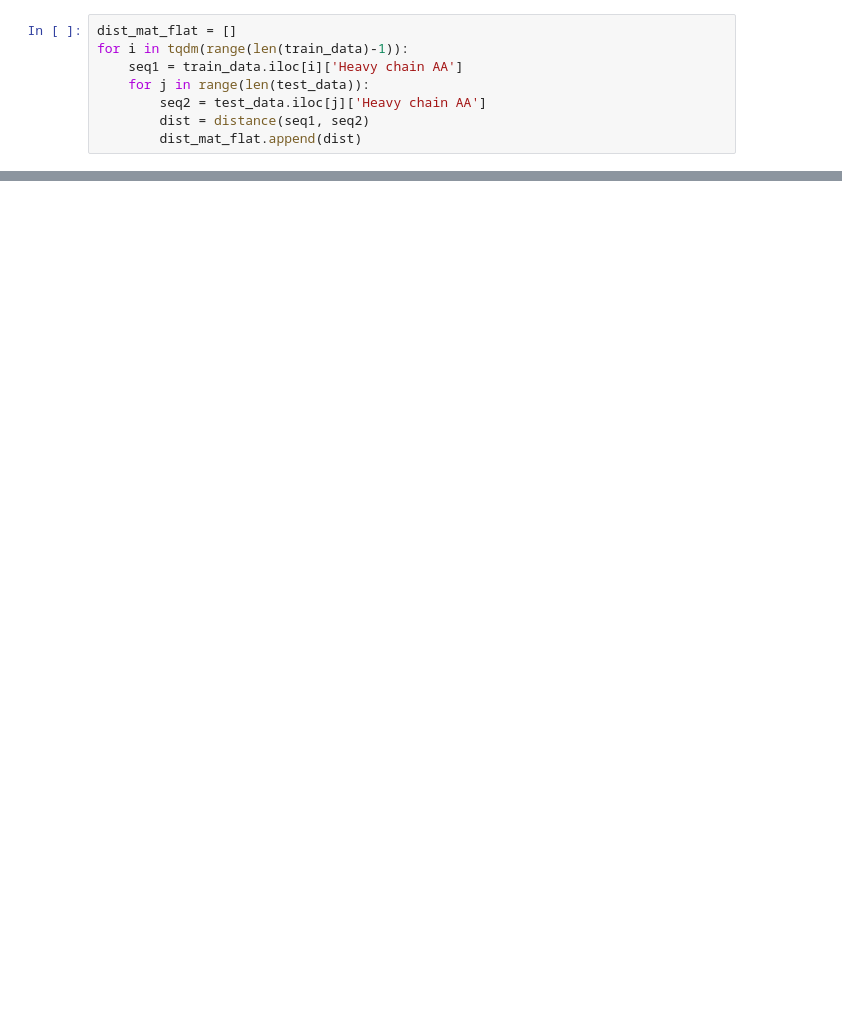
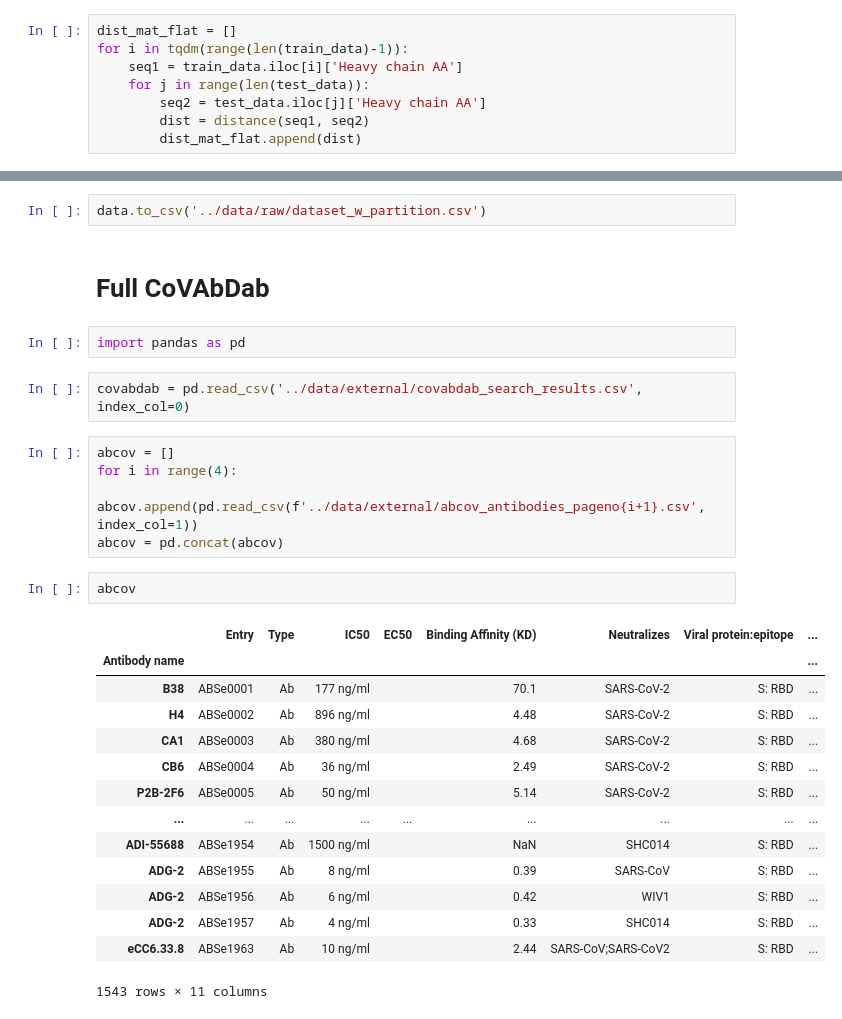
Before and after one commit to JonasBlomquist/AI4ProtEng_AIntibody, a Jupyter notebook: notebooks/data_load.ipynb, the cells around one changed output, grey strips where cells are left out. Saved outputs shown, nothing was run; the diff lists cells and outputs as text; blank space fills up the shorter version.

```diff
--- a/notebooks/data_load.ipynb
+++ b/notebooks/data_load.ipynb
@@ -409,0 +430,30 @@ plt.show()
+# %%
+data.to_csv('../data/raw/dataset_w_partition.csv')
+# %% [markdown]
+# Full CoVAbDab
+# %%
+import pandas as pd
+# %%
+covabdab = pd.read_csv('../data/external/covabdab_search_results.csv', index_col=0)
+# %%
+abcov = []
+for i in range(4):
+    abcov.append(pd.read_csv(f'../data/external/abcov_antibodies_pageno{i+1}.csv', index_col=1))
+abcov = pd.concat(abcov)
+# %%
+abcov
+# %% [output]
+|  | Entry | Type | IC50 | EC50 | Binding Affinity (KD) | Neutralizes | Viral protein:epitope | ... |
+| Antibody name |  |  |  |  |  |  |  | ... |
+| B38 | ABSe0001 | Ab | 177 ng/ml |  | 70.1 | SARS-CoV-2 | S: RBD | ... |
+| H4 | ABSe0002 | Ab | 896 ng/ml |  | 4.48 | SARS-CoV-2 | S: RBD | ... |
+| CA1 | ABSe0003 | Ab | 380 ng/ml |  | 4.68 | SARS-CoV-2 | S: RBD | ... |
+| CB6 | ABSe0004 | Ab | 36 ng/ml |  | 2.49 | SARS-CoV-2 | S: RBD | ... |
+| P2B-2F6 | ABSe0005 | Ab | 50 ng/ml |  | 5.14 | SARS-CoV-2 | S: RBD | ... |
+| ... | ... | ... | ... | ... | ... | ... | ... | ... |
+| ADI-55688 | ABSe1954 | Ab | 1500 ng/ml |  | NaN | SHC014 | S: RBD | ... |
+| ADG-2 | ABSe1955 | Ab | 8 ng/ml |  | 0.39 | SARS-CoV | S: RBD | ... |
+| ADG-2 | ABSe1956 | Ab | 6 ng/ml |  | 0.42 | WIV1 | S: RBD | ... |
+| ADG-2 | ABSe1957 | Ab | 4 ng/ml |  | 0.33 | SHC014 | S: RBD | ... |
+| eCC6.33.8 | ABSe1963 | Ab | 10 ng/ml |  | 2.44 | SARS-CoV;SARS-CoV2 | S: RBD | ... |
+1543 rows × 11 columns
```
Also changed, not shown: parts of 15 cells of this notebook, 5 other files.
